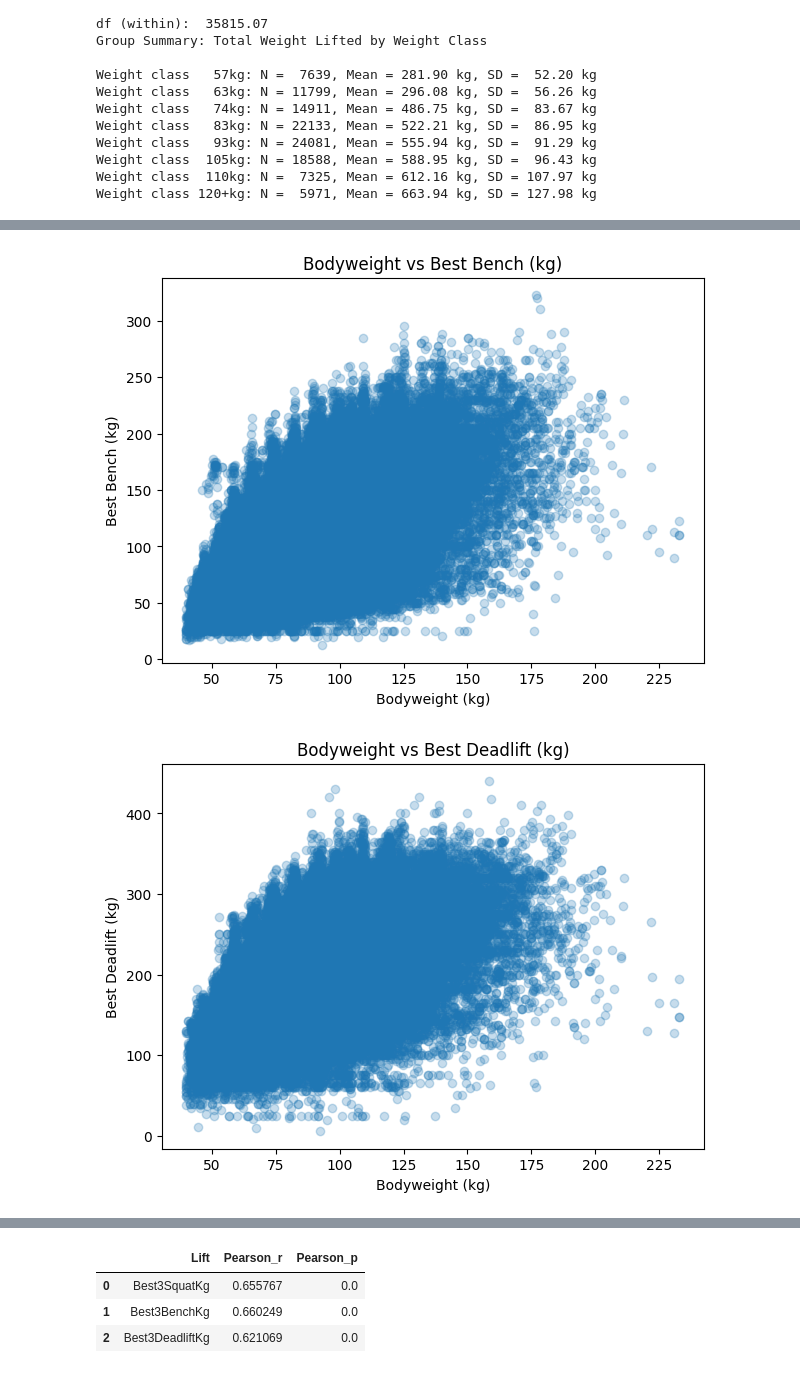
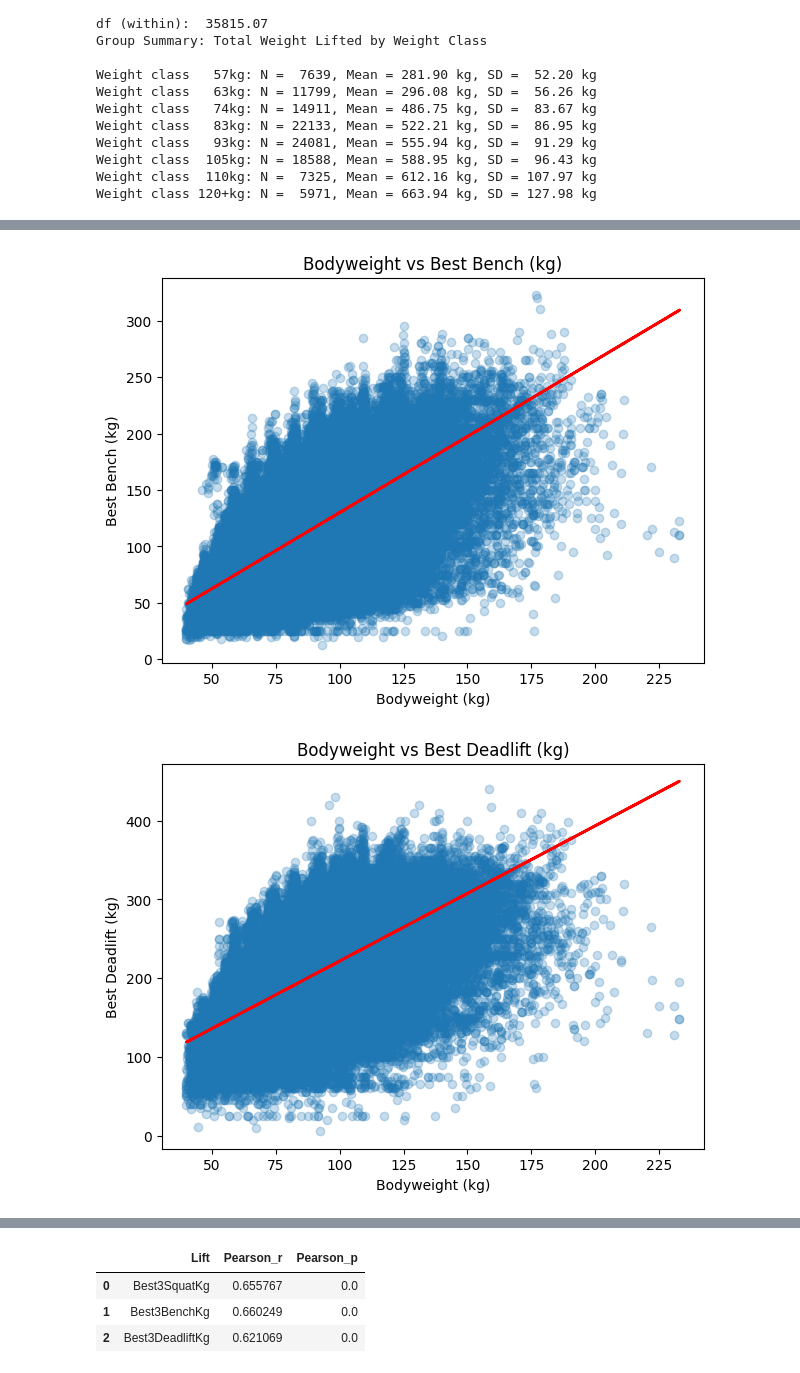
Before and after one commit to charles633-wcu/powerlifting-statistical-analysis, a Jupyter notebook: analysis.ipynb, the cells around one changed output, grey strips where cells are left out. Drawn from its saved outputs; the diff is of its cells as text; code cells hidden in the pictures.

```diff
--- a/analysis.ipynb
+++ b/analysis.ipynb
@@ -622,8 +639,16 @@ pairs = [
 for col, y_label in pairs:
     plot_df = df_clean[["BodyweightKg", col]].dropna()
 
+    x = plot_df["BodyweightKg"]
+    y = plot_df[col]
+
     plt.figure(figsize=(7, 5))
-    plt.scatter(plot_df["BodyweightKg"], plot_df[col], alpha=0.25)
+    plt.scatter(x, y, alpha=0.25)
+
+    # simple linear fit for visual guidance only
+    m, b = np.polyfit(x, y, 1)
+    plt.plot(x, m * x + b, color = "red", linewidth = 2)
+
     plt.xlabel("Bodyweight (kg)")
     plt.ylabel(y_label)
     plt.title(f"Bodyweight vs {y_label}")
@@ -633,5 +658,5 @@ for col, y_label in pairs:
-[figure, old version]
+[figure, new version]
-[figure, old version]
+[figure, new version]
 # %% [markdown]
 #### Interpretation
 
```
Also changed, not shown: parts of 43 cells of this notebook.
